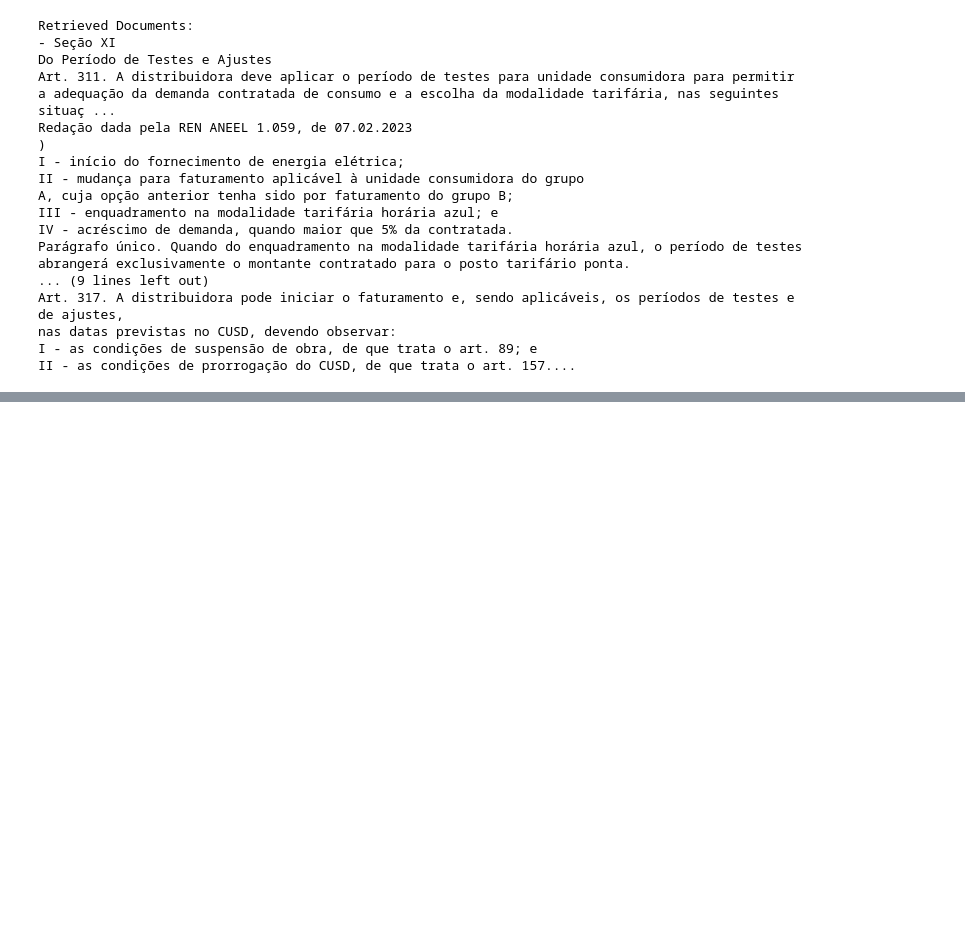
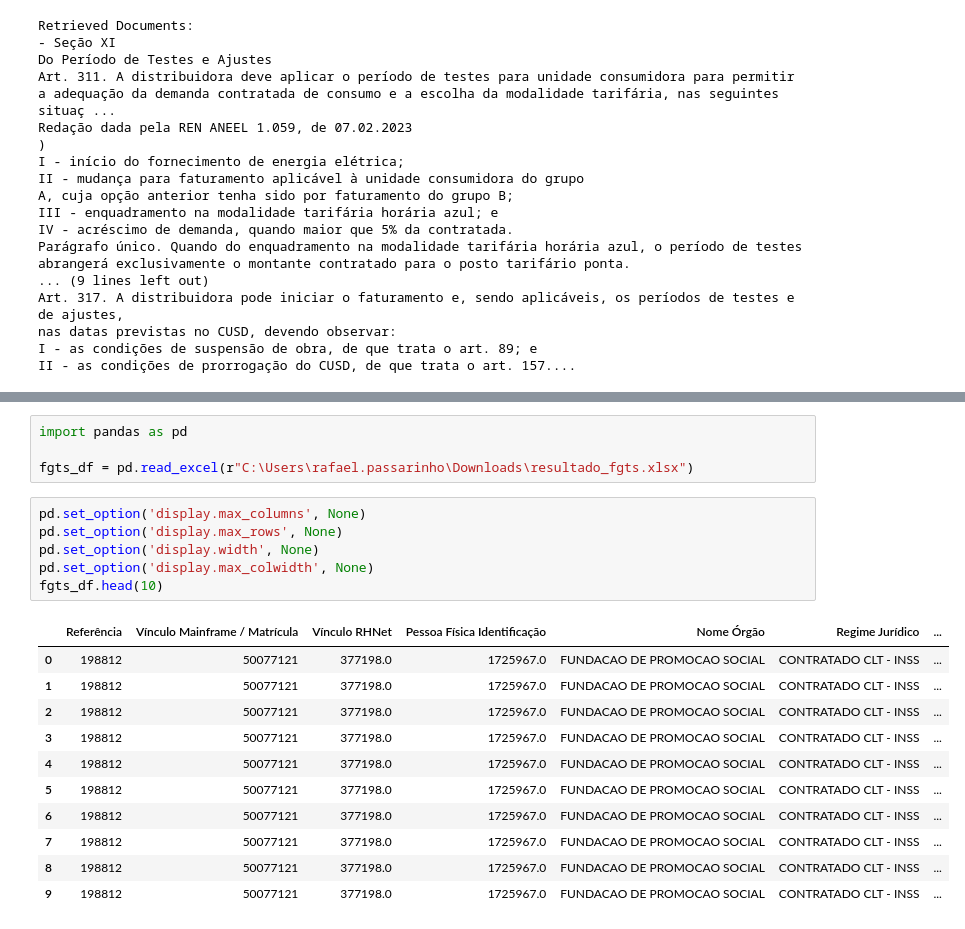
Before and after one commit to rafaPassarinho/aneel-chatbot, a Jupyter notebook: notebooks/teste.ipynb, the cells around one changed output, grey strips where cells are left out. Drawn from its saved outputs; the diff is of its cells as text; blank space fills up the shorter version.

```diff
--- a/notebooks/teste.ipynb
+++ b/notebooks/teste.ipynb
@@ -220,0 +294,22 @@ II - as condições de prorrogação do CUSD, de que trata o art. 157....
+# %%
+import pandas as pd
+
+fgts_df = pd.read_excel(r"C:\Users\rafael.passarinho\Downloads\resultado_fgts.xlsx")
+# %%
+pd.set_option('display.max_columns', None)
+pd.set_option('display.max_rows', None)
+pd.set_option('display.width', None)
+pd.set_option('display.max_colwidth', None)
+fgts_df.head(10)
+# %% [output]
+|  | Referência | Vínculo Mainframe / Matrícula | Vínculo RHNet | Pessoa Física Identificação | Nome Órgão | Regime Jurídico | ... |
+| 0 | 198812 | 50077121 | 377198.0 | 1725967.0 | FUNDACAO DE PROMOCAO SOCIAL | CONTRATADO CLT - INSS | ... |
+| 1 | 198812 | 50077121 | 377198.0 | 1725967.0 | FUNDACAO DE PROMOCAO SOCIAL | CONTRATADO CLT - INSS | ... |
+| 2 | 198812 | 50077121 | 377198.0 | 1725967.0 | FUNDACAO DE PROMOCAO SOCIAL | CONTRATADO CLT - INSS | ... |
+| 3 | 198812 | 50077121 | 377198.0 | 1725967.0 | FUNDACAO DE PROMOCAO SOCIAL | CONTRATADO CLT - INSS | ... |
+| 4 | 198812 | 50077121 | 377198.0 | 1725967.0 | FUNDACAO DE PROMOCAO SOCIAL | CONTRATADO CLT - INSS | ... |
+| 5 | 198812 | 50077121 | 377198.0 | 1725967.0 | FUNDACAO DE PROMOCAO SOCIAL | CONTRATADO CLT - INSS | ... |
+| 6 | 198812 | 50077121 | 377198.0 | 1725967.0 | FUNDACAO DE PROMOCAO SOCIAL | CONTRATADO CLT - INSS | ... |
+| 7 | 198812 | 50077121 | 377198.0 | 1725967.0 | FUNDACAO DE PROMOCAO SOCIAL | CONTRATADO CLT - INSS | ... |
+| 8 | 198812 | 50077121 | 377198.0 | 1725967.0 | FUNDACAO DE PROMOCAO SOCIAL | CONTRATADO CLT - INSS | ... |
+| 9 | 198812 | 50077121 | 377198.0 | 1725967.0 | FUNDACAO DE PROMOCAO SOCIAL | CONTRATADO CLT - INSS | ... |
```
Also changed, not shown: parts of 7 cells of this notebook, 1 other file.
